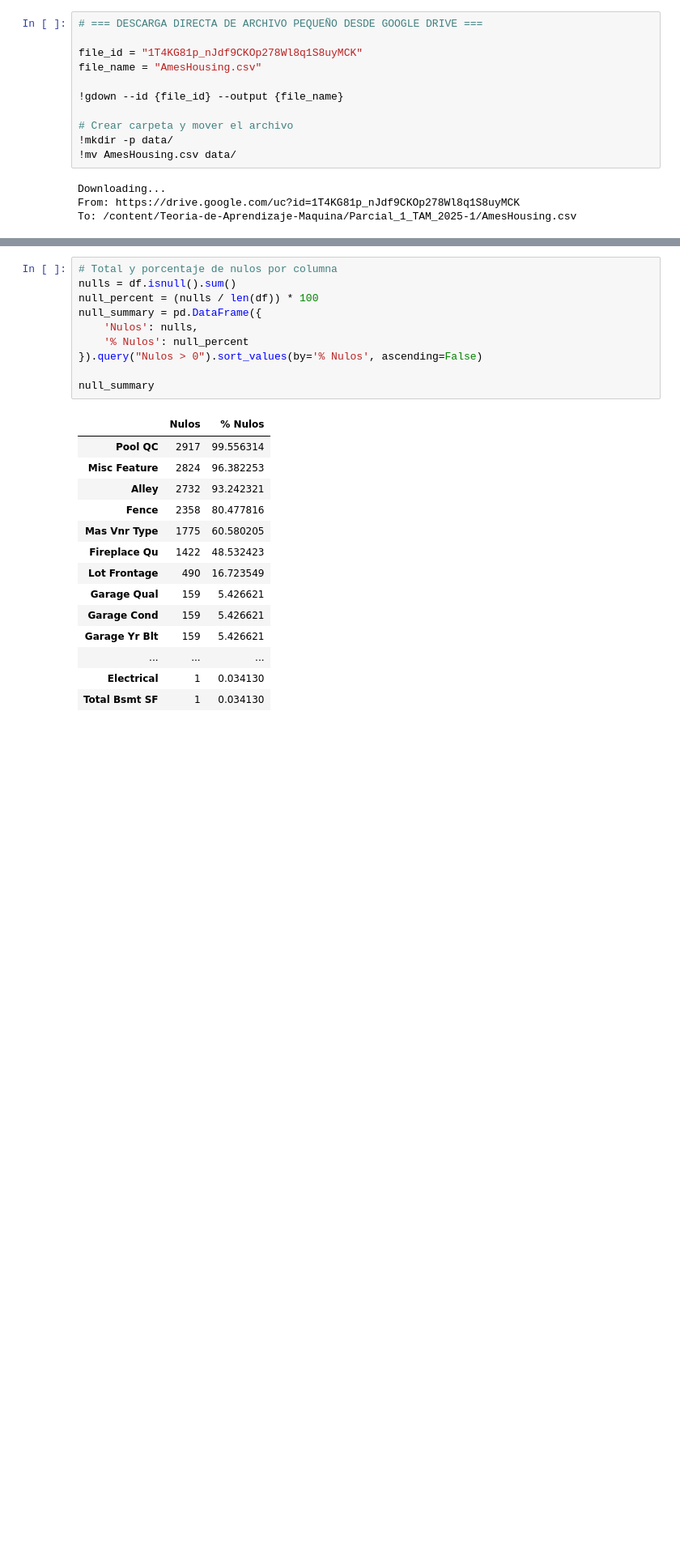
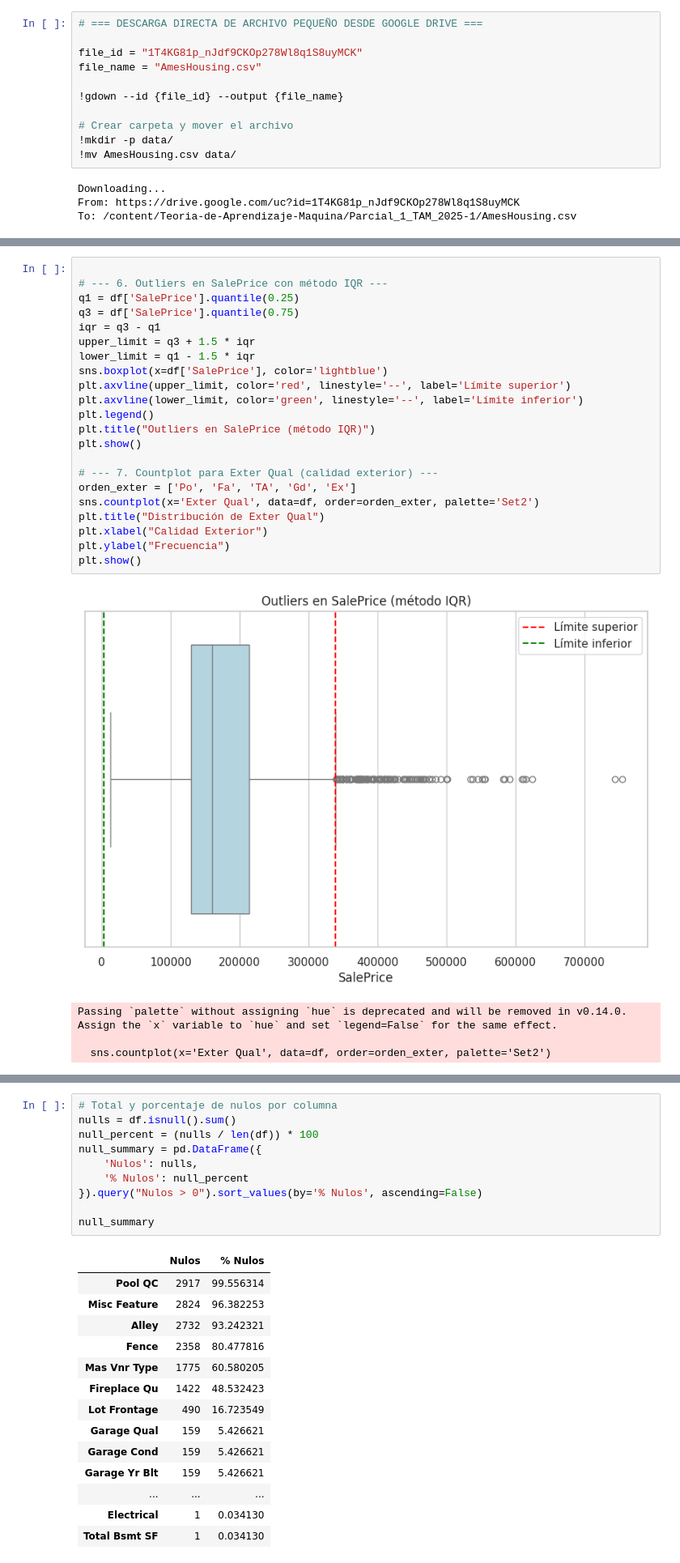
Before and after one commit to johanstevenbejarano/Teoria-de-Aprendizaje-Maquina, a Jupyter notebook: Parcial_1_TAM_2025-1/notebooks/eda_preprocesamiento.ipynb, the cells around one changed output, grey strips where cells are left out. Shown at 81% size. Cells and saved outputs as stored; diff of their text form; blank space fills up the shorter version.

```diff
--- a/Parcial_1_TAM_2025-1/notebooks/eda_preprocesamiento.ipynb
+++ b/Parcial_1_TAM_2025-1/notebooks/eda_preprocesamiento.ipynb
@@ -185,0 +210,27 @@ Además, se analizaron variables con alta asimetría que podrían requerir trans
+# %%
+
+# --- 6. Outliers en SalePrice con método IQR ---
+q1 = df['SalePrice'].quantile(0.25)
+q3 = df['SalePrice'].quantile(0.75)
+iqr = q3 - q1
+upper_limit = q3 + 1.5 * iqr
+lower_limit = q1 - 1.5 * iqr
+sns.boxplot(x=df['SalePrice'], color='lightblue')
+plt.axvline(upper_limit, color='red', linestyle='--', label='Límite superior')
+plt.axvline(lower_limit, color='green', linestyle='--', label='Límite inferior')
+plt.legend()
+plt.title("Outliers en SalePrice (método IQR)")
+plt.show()
+
+# --- 7. Countplot para Exter Qual (calidad exterior) ---
+orden_exter = ['Po', 'Fa', 'TA', 'Gd', 'Ex']
+sns.countplot(x='Exter Qual', data=df, order=orden_exter, palette='Set2')
+plt.title("Distribución de Exter Qual")
+plt.xlabel("Calidad Exterior")
+plt.ylabel("Frecuencia")
+plt.show()
+# %% [output]
+[figure, added]
+Passing `palette` without assigning `hue` is deprecated and will be removed in v0.14.0. Assign the `x` variable to `hue` and set `legend=False` for the same effect.
+
+  sns.countplot(x='Exter Qual', data=df, order=orden_exter, palette='Set2')
```
Also changed, not shown: parts of 35 cells of this notebook.
